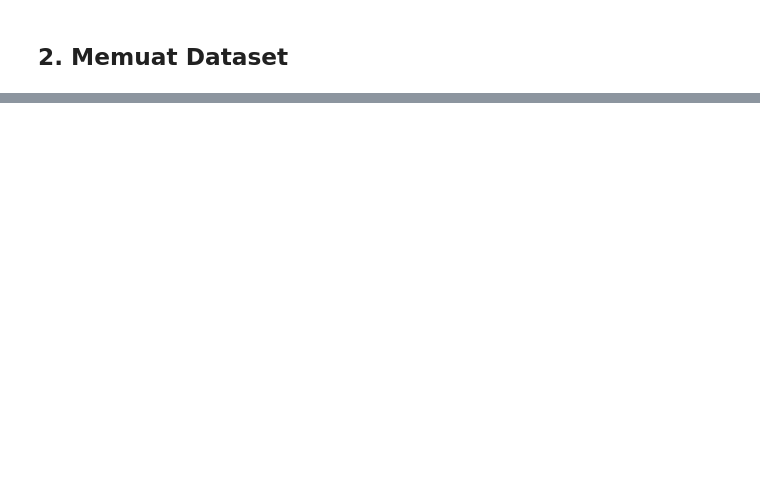
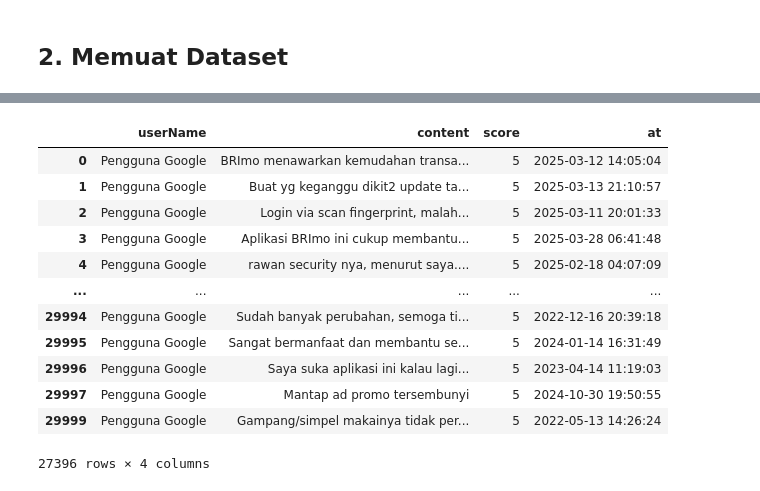
Before and after one commit to Chatarinaeva/analisis_sentikmen, a Jupyter notebook: Submission_Analisis_Sentimen_BRImo.ipynb, the cells around one changed output, grey strips where cells are left out. Cells and saved outputs as stored; diff of their text form; code cells hidden in the pictures; blank space fills up the shorter version.

```diff
--- a/Submission_Analisis_Sentimen_BRImo.ipynb
+++ b/Submission_Analisis_Sentimen_BRImo.ipynb
@@ -175,0 +216,6 @@ df.describe(include='all')
+# %%
+# Menghapus baris yang memiliki nilai NaN langsung pada df
+df.dropna(inplace=True)
+
+# Cek jumlah baris setelah penghapusan
+print("Jumlah data setelah menghapus nilai NaN:", df.shape[0])
@@ -175,0 +242,21 @@ df.describe(include='all')
+# %%
+# Daftar kolom yang tidak relevan untuk analisis sentimen
+irrelevant_columns = [
+    'reviewId', 'userImage', 'thumbsUpCount',
+    'reviewCreatedVersion', 'replyContent', 'repliedAt', 'appVersion'
+]
+
+# Salin DataFrame asli sebelum dilakukan penghapusan kolom
+filtered_df = df.copy()
+
+# Hapus kolom yang tidak diperlukan (hanya jika kolom tersebut ada)
+filtered_df.drop(columns=[col for col in irrelevant_columns if col in filtered_df.columns], inplace=True)
+
+# Bandingkan jumlah kolom sebelum dan sesudah penghapusan
+kolom_awal = df.shape[1]
+kolom_setelah = filtered_df.shape[1]
+print(f"Jumlah kolom sebelum penghapusan: {kolom_awal}")
+print(f"Jumlah kolom setelah penghapusan: {kolom_setelah}")
+
+# Tampilkan nama kolom yang tersisa
+print("Kolom yang tersisa:", filtered_df.columns.tolist())
@@ -175,0 +283,16 @@ df.describe(include='all')
+# %%
+filtered_df
+# %% [output]
+|  | userName | content | score | at |
+| 0 | Pengguna Google | BRImo menawarkan kemudahan transa... | 5 | 2025-03-12 14:05:04 |
+| 1 | Pengguna Google | Buat yg keganggu dikit2 update ta... | 5 | 2025-03-13 21:10:57 |
+| 2 | Pengguna Google | Login via scan fingerprint, malah... | 5 | 2025-03-11 20:01:33 |
+| 3 | Pengguna Google | Aplikasi BRImo ini cukup membantu... | 5 | 2025-03-28 06:41:48 |
+| 4 | Pengguna Google | rawan security nya, menurut saya.... | 5 | 2025-02-18 04:07:09 |
+| ... | ... | ... | ... | ... |
+| 29994 | Pengguna Google | Sudah banyak perubahan, semoga ti... | 5 | 2022-12-16 20:39:18 |
+| 29995 | Pengguna Google | Sangat bermanfaat dan membantu se... | 5 | 2024-01-14 16:31:49 |
+| 29996 | Pengguna Google | Saya suka aplikasi ini kalau lagi... | 5 | 2023-04-14 11:19:03 |
+| 29997 | Pengguna Google | Mantap ad promo tersembunyi | 5 | 2024-10-30 19:50:55 |
+| 29999 | Pengguna Google | Gampang/simpel makainya tidak per... | 5 | 2022-05-13 14:26:24 |
+27396 rows × 4 columns
```
Also changed, not shown: parts of 21 cells of this notebook, 2 other files.
